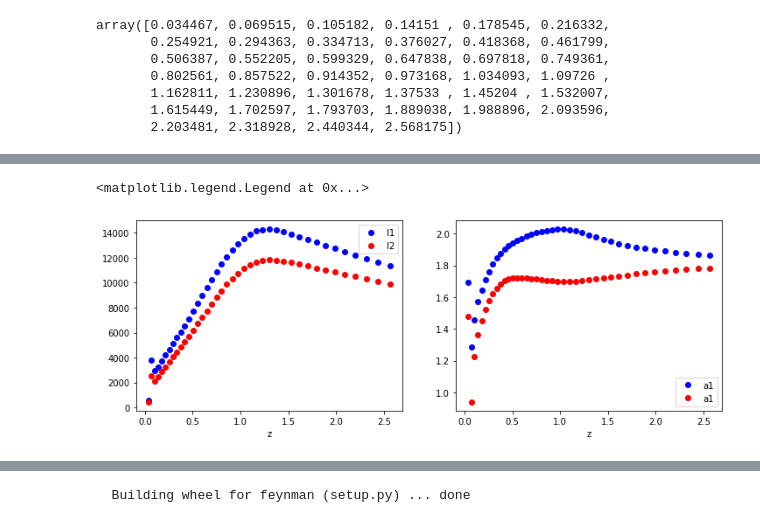
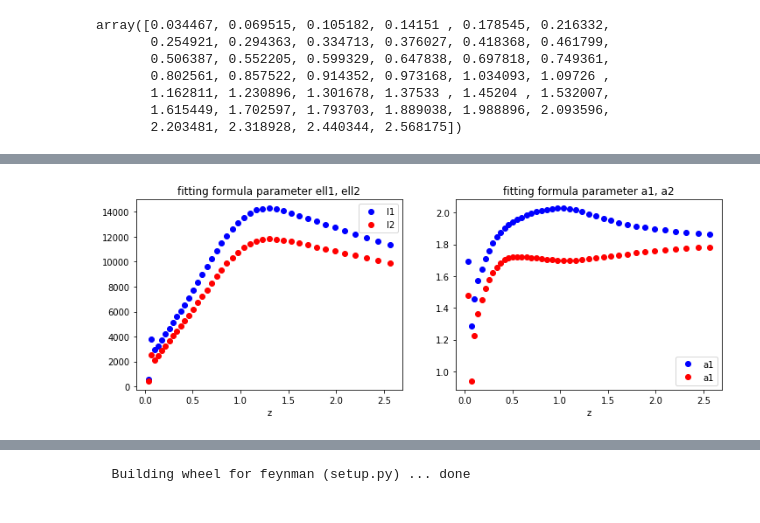
Before and after one commit to liuxx479/kappaTNG, a Jupyter notebook: Clkk_fitting_formula.ipynb, the cells around one changed output, grey strips where cells are left out. Saved outputs shown, nothing was run; the diff lists cells and outputs as text; code cells hidden in the pictures.

```diff
--- a/Clkk_fitting_formula.ipynb
+++ b/Clkk_fitting_formula.ipynb
@@ -48,15 +56,18 @@ zs2,  ls1,  ls2,  a1,  a2 = np.genfromtxt(root+'fitted_params_osato.txt', usecol
 # %%
 f, axes=subplots(1,2,figsize=(12,4))
 
 axes[0].plot(zs, ls1,'bo',label='l1')
 axes[0].plot(zs, ls2,'ro',label='l2')
 axes[1].plot(zs, a1,'bo',label='a1')
 axes[1].plot(zs, a2,'ro',label='a1')
 
 axes[0].set_xlabel('z')
 axes[1].set_xlabel('z')
 axes[0].legend()
 axes[1].legend()
+
+axes[0].set_title('fitting formula parameter ell1, ell2')
+axes[1].set_title('fitting formula parameter a1, a2')
+show()
 # %% [output]
-<matplotlib.legend.Legend at 0x...>
-[figure, old version]
+[figure, new version]
```
Also changed, not shown: parts of 16 cells of this notebook.
